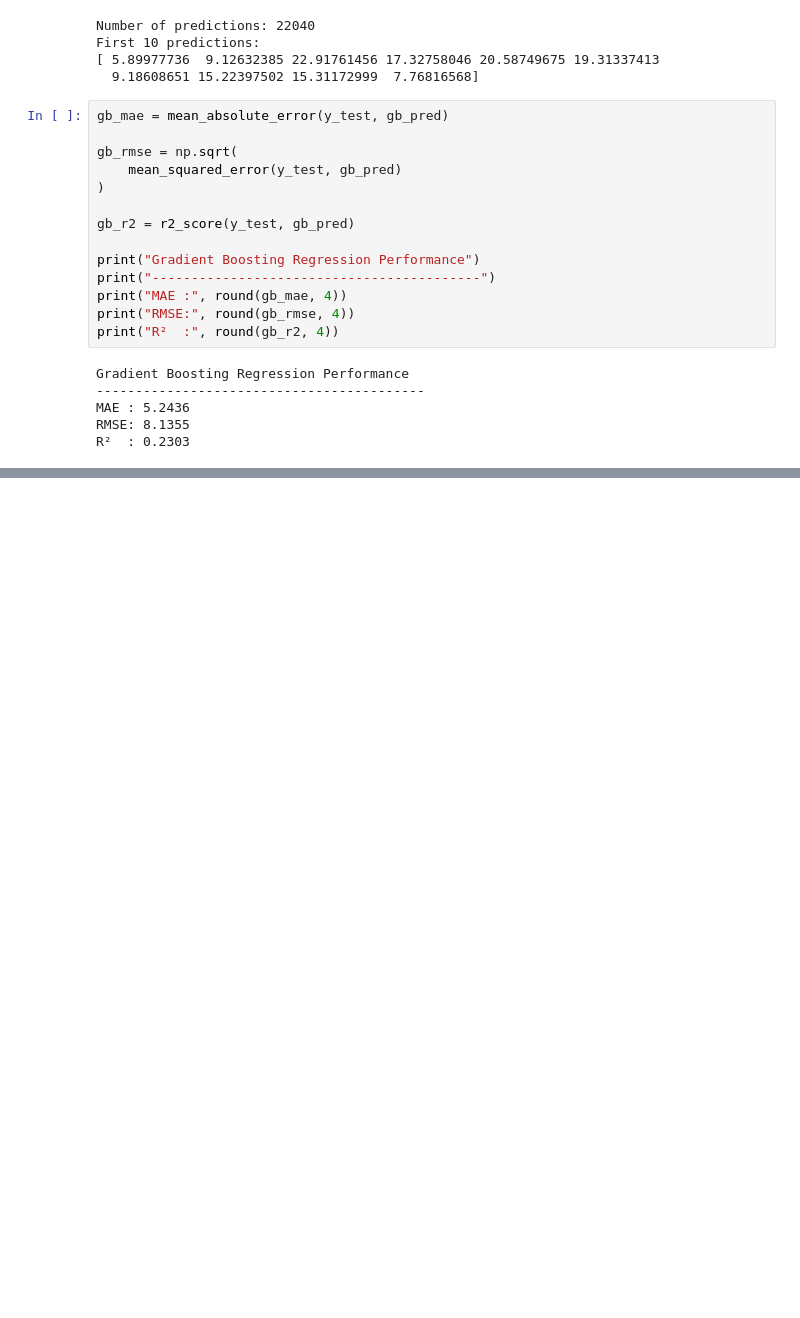
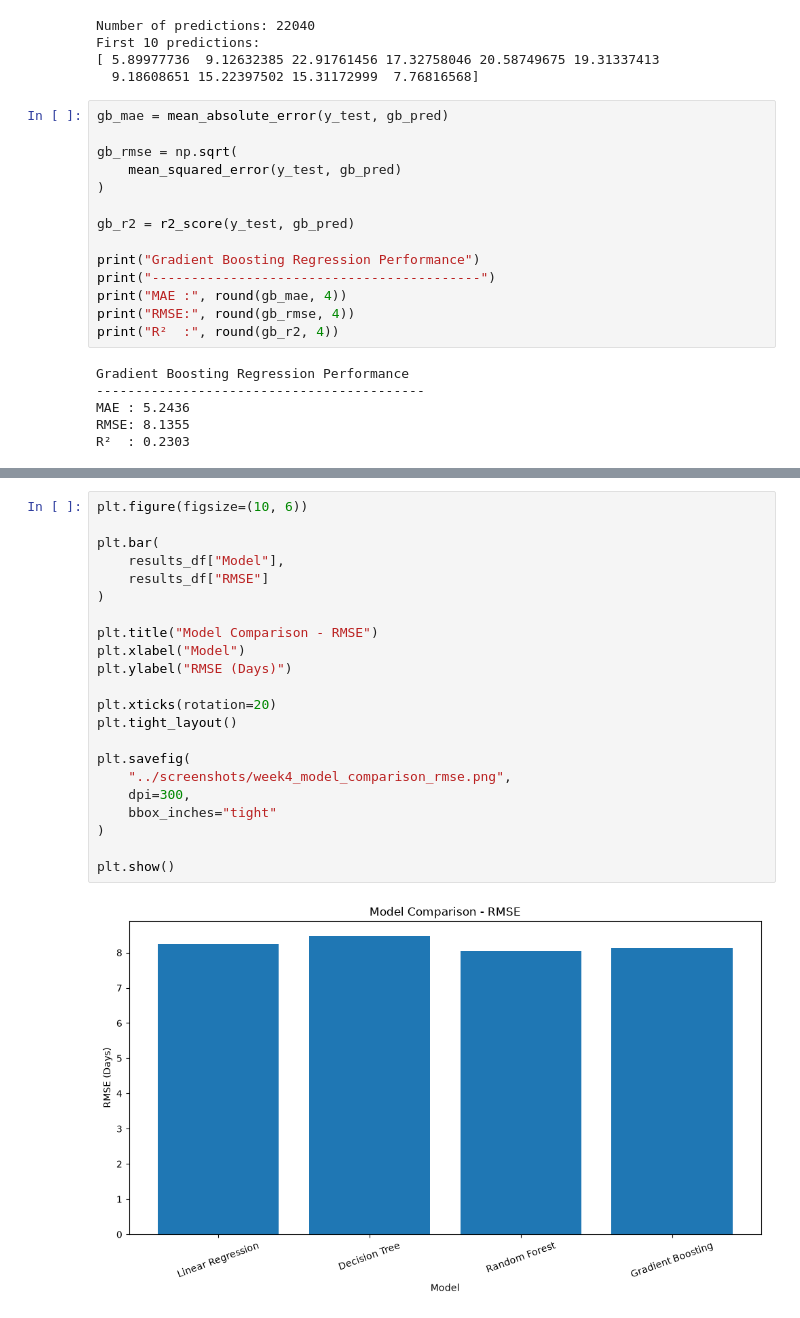
Before and after one commit to DRPatel75/Logistics_Data_Analysis, a Jupyter notebook: notebooks/04_predictive_modeling_optimization.ipynb, the cells around one changed output, grey strips where cells are left out. Saved outputs shown, nothing was run; the diff lists cells and outputs as text; blank space fills up the shorter version.

```diff
--- a/notebooks/04_predictive_modeling_optimization.ipynb
+++ b/notebooks/04_predictive_modeling_optimization.ipynb
@@ -556,0 +629,24 @@ R²  : 0.2303
+# %%
+plt.figure(figsize=(10, 6))
+
+plt.bar(
+    results_df["Model"],
+    results_df["RMSE"]
+)
+
+plt.title("Model Comparison - RMSE")
+plt.xlabel("Model")
+plt.ylabel("RMSE (Days)")
+
+plt.xticks(rotation=20)
+plt.tight_layout()
+
+plt.savefig(
+    "../screenshots/week4_model_comparison_rmse.png",
+    dpi=300,
+    bbox_inches="tight"
+)
+
+plt.show()
+# %% [output]
+[figure, added]
```
Also changed, not shown: parts of 4 cells of this notebook, 2 other files.
